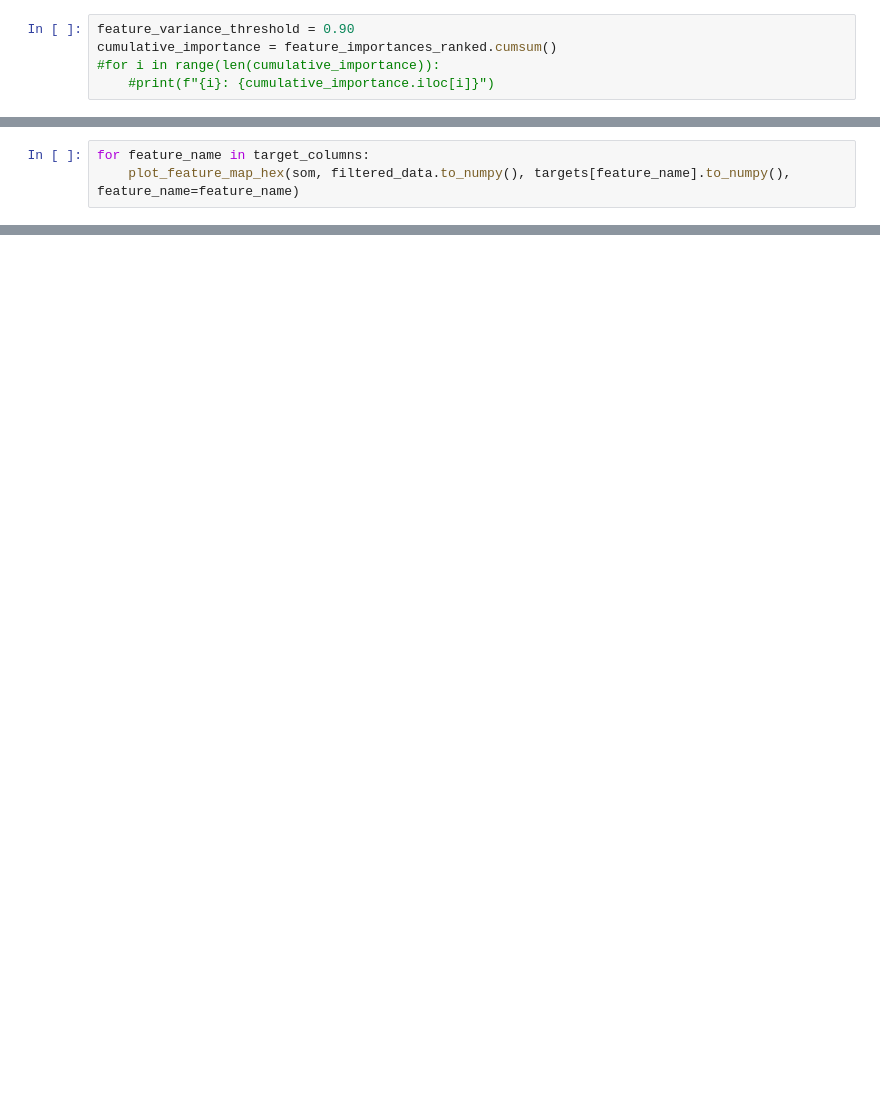
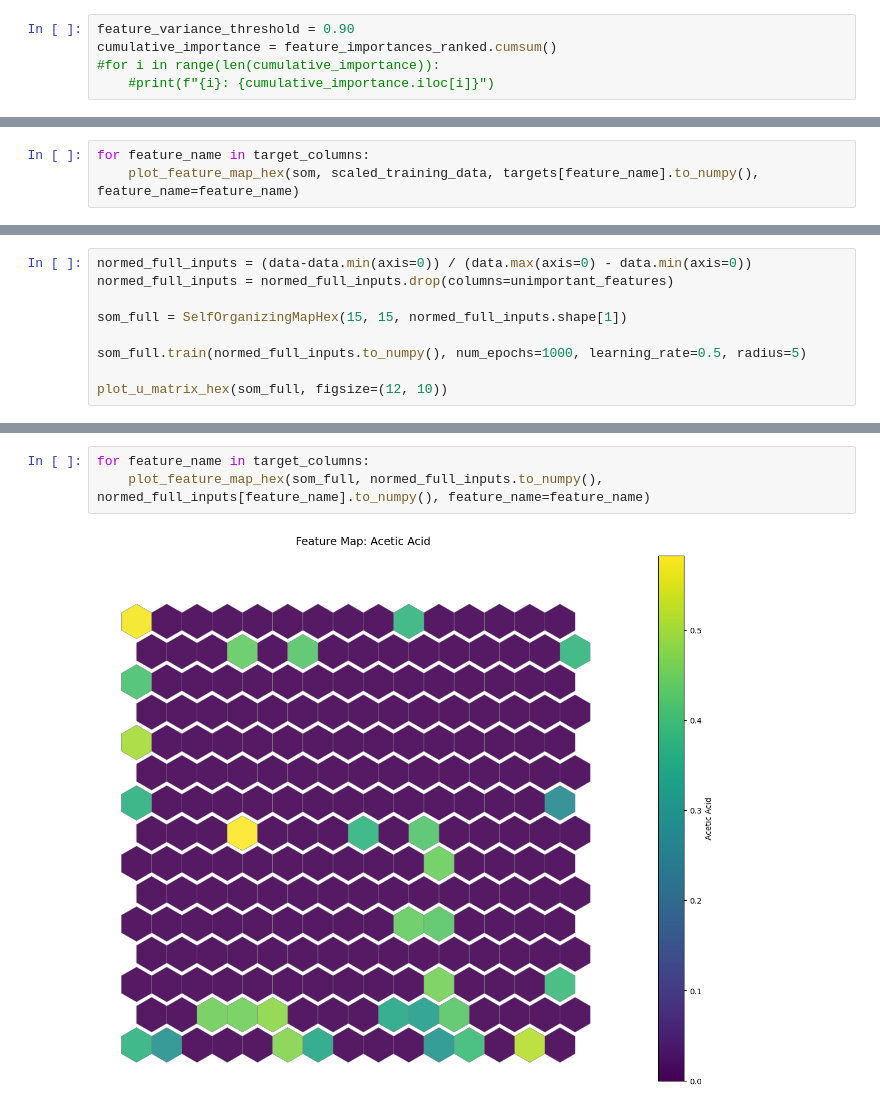
Before and after one commit to alpha-tango/butyricacid, a Jupyter notebook: analysis.ipynb, the cells around one changed output, grey strips where cells are left out. Saved outputs shown, nothing was run; the diff lists cells and outputs as text; blank space fills up the shorter version.

```diff
--- a/analysis.ipynb
+++ b/analysis.ipynb
@@ -170,4 +151,4 @@ plot_u_matrix_hex(som, figsize=(12, 10))
 # %%
 for feature_name in target_columns:
-    plot_feature_map_hex(som, filtered_data.to_numpy(), targets[feature_name].to_numpy(), feature_name=feature_name)
+    plot_feature_map_hex(som, scaled_training_data, targets[feature_name].to_numpy(), feature_name=feature_name)
 # %% [output]
@@ -177,0 +161,9 @@ for feature_name in target_columns:
+# %%
+normed_full_inputs = (data-data.min(axis=0)) / (data.max(axis=0) - data.min(axis=0))
+normed_full_inputs = normed_full_inputs.drop(columns=unimportant_features)
+
+som_full = SelfOrganizingMapHex(15, 15, normed_full_inputs.shape[1])
+
+som_full.train(normed_full_inputs.to_numpy(), num_epochs=1000, learning_rate=0.5, radius=5)
+
+plot_u_matrix_hex(som_full, figsize=(12, 10))
@@ -177,0 +189,5 @@ for feature_name in target_columns:
+# %%
+for feature_name in target_columns:
+    plot_feature_map_hex(som_full, normed_full_inputs.to_numpy(), normed_full_inputs[feature_name].to_numpy(), feature_name=feature_name)
+# %% [output]
+[figure, added]
```
Also changed, not shown: parts of 13 cells of this notebook, 1 other file.
